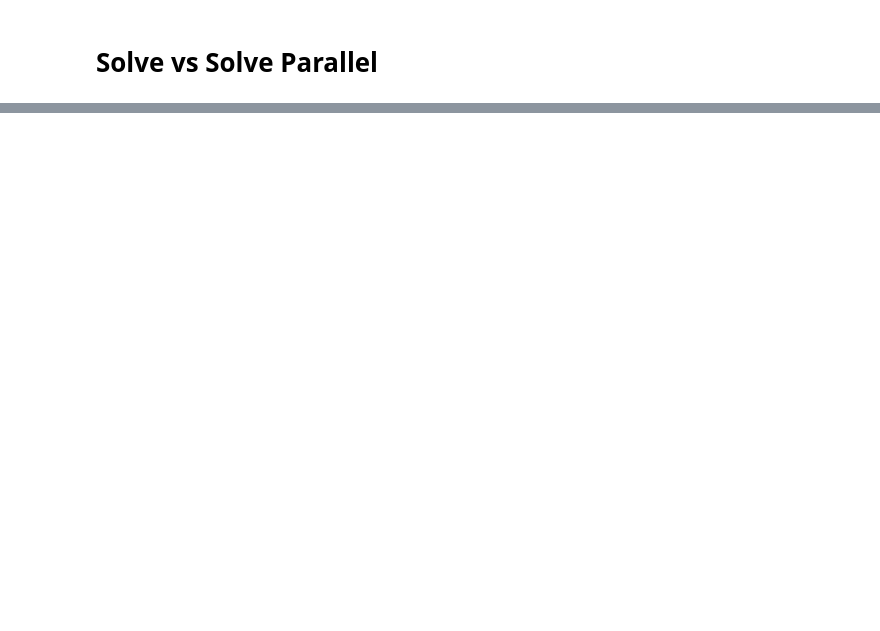
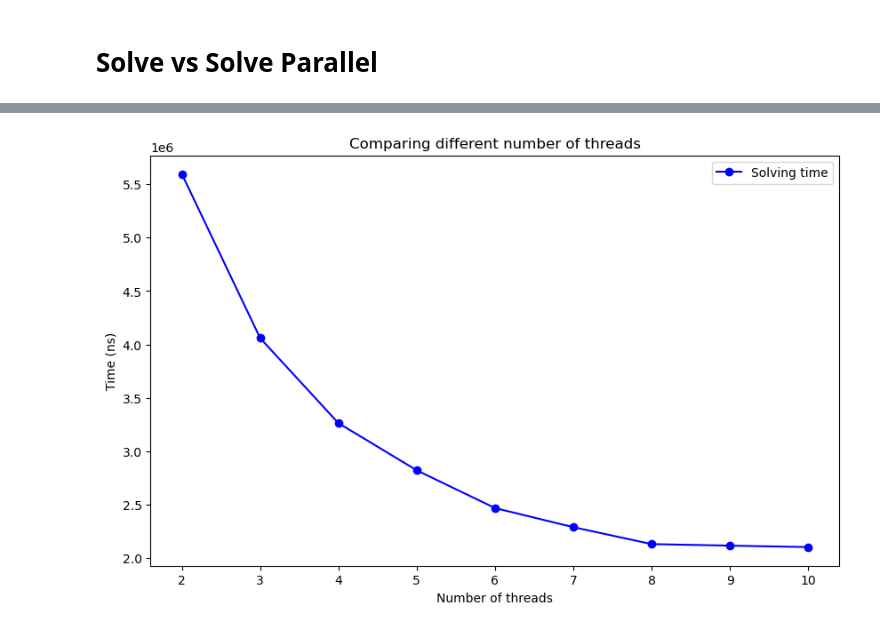
Before and after one commit to jakubjanak2004/TravellingSalesmanSolver, a Jupyter notebook: data_analysis/solver_comparision.ipynb, the cells around one changed output, grey strips where cells are left out. Saved outputs shown, nothing was run; the diff lists cells and outputs as text; code cells hidden in the pictures; blank space fills up the shorter version.

```diff
--- a/data_analysis/solver_comparision.ipynb
+++ b/data_analysis/solver_comparision.ipynb
@@ -7,9 +6,11 @@ data_path = '../files/data/'
 # %%
 solve_vs_brute_force = pd.read_csv(data_path + 'solve_vs_brute_force.csv', header=None)
 solve_vs_solve_parallel = pd.read_csv(data_path + 'solve_vs_solve_parallel.csv', header=None)
+threads_comp = pd.read_csv(data_path + 'comparing_different_num_of_threads.csv', header=None)
 
 solve_vs_brute_force.columns = ['instance_size', 'solver_t', 'time_in_ns']
 solve_vs_solve_parallel.columns = ['instance_size', 'solver_t', 'time_in_ns']
+threads_comp.columns = ['num_of_threads', 'time_in_ns']
 
 solve_vs_brute_force['solver_t'] = solve_vs_brute_force['solver_t'].str.strip()
 solve_vs_solve_parallel['solver_t'] = solve_vs_solve_parallel['solver_t'].str.strip()
@@ -143,0 +172,4 @@ plt.show()
+# %%
+threads_comp = threads_comp.groupby(['num_of_threads'])['time_in_ns'].mean()
+threads_comp = threads_comp.reset_index()
+threads_comp.head()
@@ -143,0 +183,10 @@ plt.show()
+# %%
+plt.figure(figsize=(10, 6))
+plt.title("Comparing different number of threads")
+plt.plot(threads_comp['num_of_threads'], threads_comp['time_in_ns'], label='Solving time', marker='o', color='blue')
+plt.xlabel("Number of threads")
+plt.ylabel("Time (ns)")
+plt.legend()
+plt.show()
+# %% [output]
+[figure, added]
```
Also changed, not shown: parts of 14 cells of this notebook, 1 other file.
